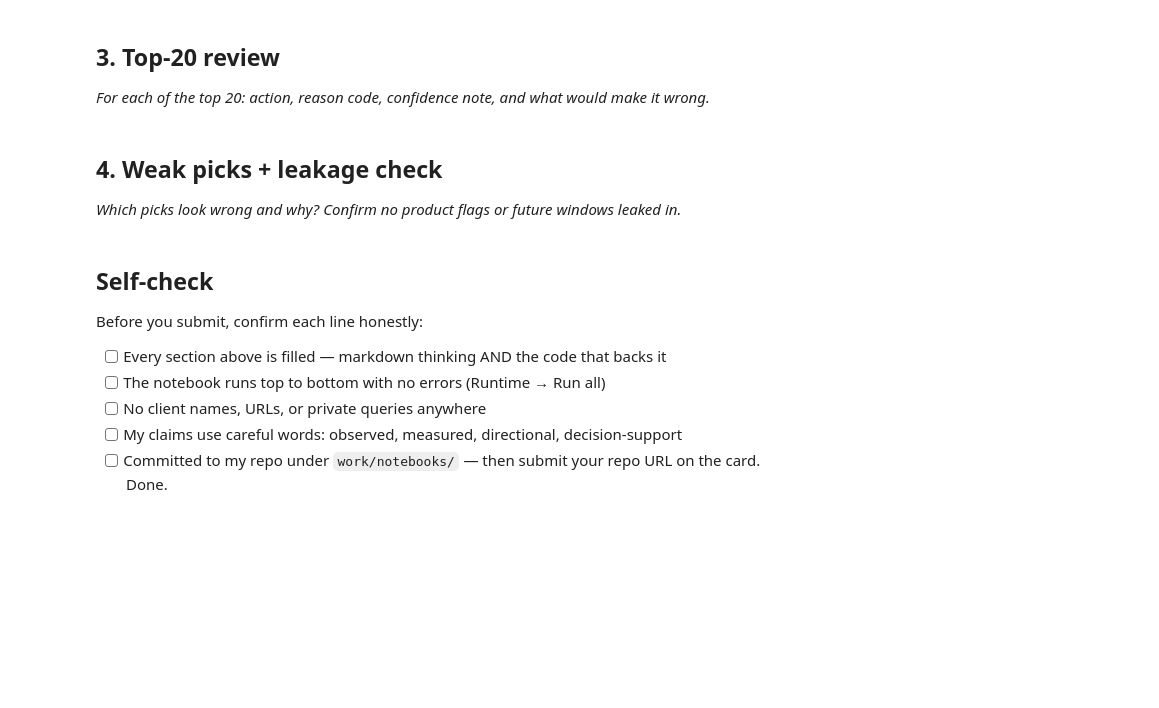
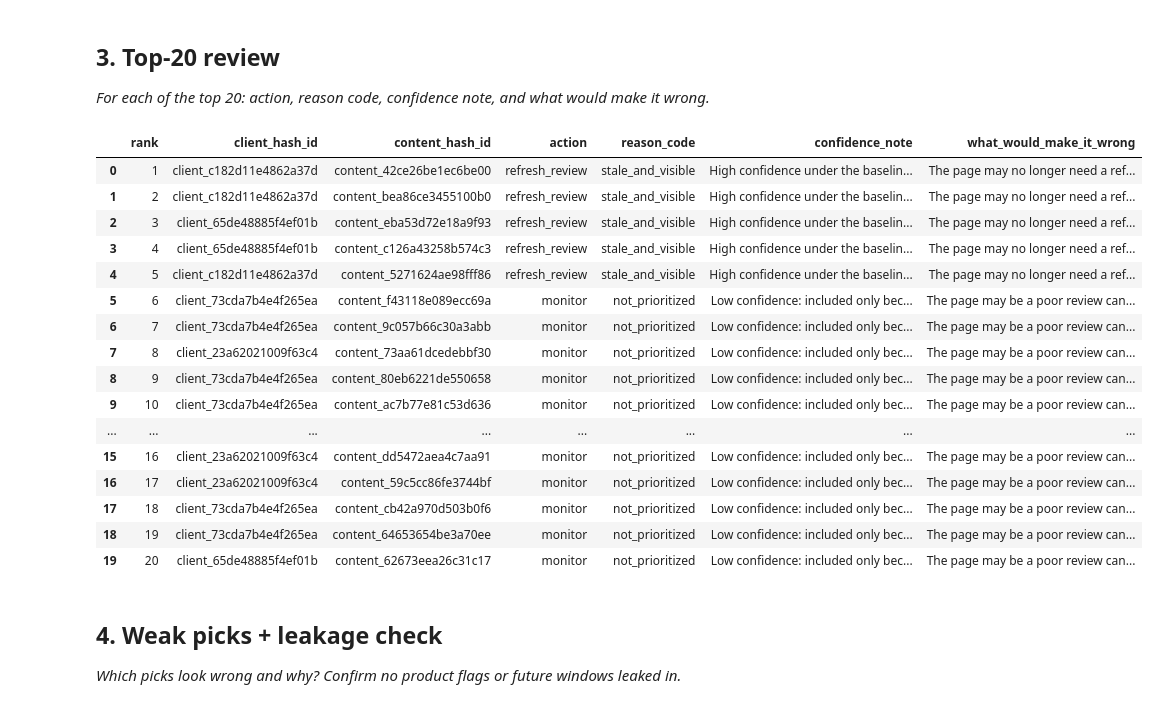
Before and after one commit to rasheed-hammad/machine-learning-starter, a Jupyter notebook: work/notebooks/w04_baseline_score.ipynb, the cells around one changed output. Saved outputs shown, nothing was run; the diff lists cells and outputs as text; code cells hidden in the pictures; blank space fills up the shorter version.

```diff
--- a/work/notebooks/w04_baseline_score.ipynb
+++ b/work/notebooks/w04_baseline_score.ipynb
@@ -30,3 +391,57 @@ This skeleton is yours to fill. Work the sections **in order** — each one has
+# %%
+# Section 3 — Top-20 review
+
+top20 = queue.head(20).copy()
+
+top20["confidence_note"] = top20.apply(
+    lambda row:
+        "High confidence under the baseline rule: stale and visible."
+        if row["reason_code"] == "stale_and_visible"
+        else
+        "Low confidence: included only because it has a zero score and was used to break the tie by impressions.",
+    axis=1
+)
+
+top20["what_would_make_it_wrong"] = top20.apply(
+    lambda row:
+        "The page may no longer need a refresh if the content was recently reviewed or updated outside the metadata captured here."
+        if row["reason_code"] == "stale_and_visible"
+        else
+        "The page may be a poor review candidate because it is not stale under the rule, despite having high impressions.",
+    axis=1
+)
+
+top20_review = top20[
+    [
+        "rank",
+        "client_hash_id",
+        "content_hash_id",
+        "action",
+        "reason_code",
+        "confidence_note",
+        "what_would_make_it_wrong"
+    ]
+].copy()
+
+display(top20_review)
+# %% [output]
+|  | rank | client_hash_id | content_hash_id | action | reason_code | confidence_note | what_would_make_it_wrong |
+| 0 | 1 | client_c182d11e4862a37d | content_42ce26be1ec6be00 | refresh_review | stale_and_visible | High confidence under the baselin... | The page may no longer need a ref... |
+| 1 | 2 | client_c182d11e4862a37d | content_bea86ce3455100b0 | refresh_review | stale_and_visible | High confidence under the baselin... | The page may no longer need a ref... |
+| 2 | 3 | client_65de48885f4ef01b | content_eba53d72e18a9f93 | refresh_review | stale_and_visible | High confidence under the baselin... | The page may no longer need a ref... |
+| 3 | 4 | client_65de48885f4ef01b | content_c126a43258b574c3 | refresh_review | stale_and_visible | High confidence under the baselin... | The page may no longer need a ref... |
+| 4 | 5 | client_c182d11e4862a37d | content_5271624ae98fff86 | refresh_review | stale_and_visible | High confidence under the baselin... | The page may no longer need a ref... |
+| 5 | 6 | client_73cda7b4e4f265ea | content_f43118e089ecc69a | monitor | not_prioritized | Low confidence: included only bec... | The page may be a poor review can... |
+| 6 | 7 | client_73cda7b4e4f265ea | content_9c057b66c30a3abb | monitor | not_prioritized | Low confidence: included only bec... | The page may be a poor review can... |
+| 7 | 8 | client_23a62021009f63c4 | content_73aa61dcedebbf30 | monitor | not_prioritized | Low confidence: included only bec... | The page may be a poor review can... |
+| 8 | 9 | client_73cda7b4e4f265ea | content_80eb6221de550658 | monitor | not_prioritized | Low confidence: included only bec... | The page may be a poor review can... |
+| 9 | 10 | client_73cda7b4e4f265ea | content_ac7b77e81c53d636 | monitor | not_prioritized | Low confidence: included only bec... | The page may be a poor review can... |
+| ... | ... | ... | ... | ... | ... | ... | ... |
+| 15 | 16 | client_23a62021009f63c4 | content_dd5472aea4c7aa91 | monitor | not_prioritized | Low confidence: included only bec... | The page may be a poor review can... |
+| 16 | 17 | client_23a62021009f63c4 | content_59c5cc86fe3744bf | monitor | not_prioritized | Low confidence: included only bec... | The page may be a poor review can... |
+| 17 | 18 | client_73cda7b4e4f265ea | content_cb42a970d503b0f6 | monitor | not_prioritized | Low confidence: included only bec... | The page may be a poor review can... |
+| 18 | 19 | client_73cda7b4e4f265ea | content_64653654be3a70ee | monitor | not_prioritized | Low confidence: included only bec... | The page may be a poor review can... |
+| 19 | 20 | client_65de48885f4ef01b | content_62673eea26c31c17 | monitor | not_prioritized | Low confidence: included only bec... | The page may be a poor review can... |
 # %% [markdown]
 ## 4. Weak picks + leakage check
 
@@ -37,10 +448,0 @@ This skeleton is yours to fill. Work the sections **in order** — each one has
-# %% [markdown]
-## Self-check
-
-Before you submit, confirm each line honestly:
-
-- [ ] Every section above is filled — markdown thinking AND the code that backs it
-- [ ] The notebook runs top to bottom with no errors (Runtime → Run all)
-- [ ] No client names, URLs, or private queries anywhere
-- [ ] My claims use careful words: observed, measured, directional, decision-support
-- [ ] Committed to my repo under `work/notebooks/` — then submit your repo URL on the card. Done.
```
Also changed, not shown: parts of 23 cells of this notebook.
